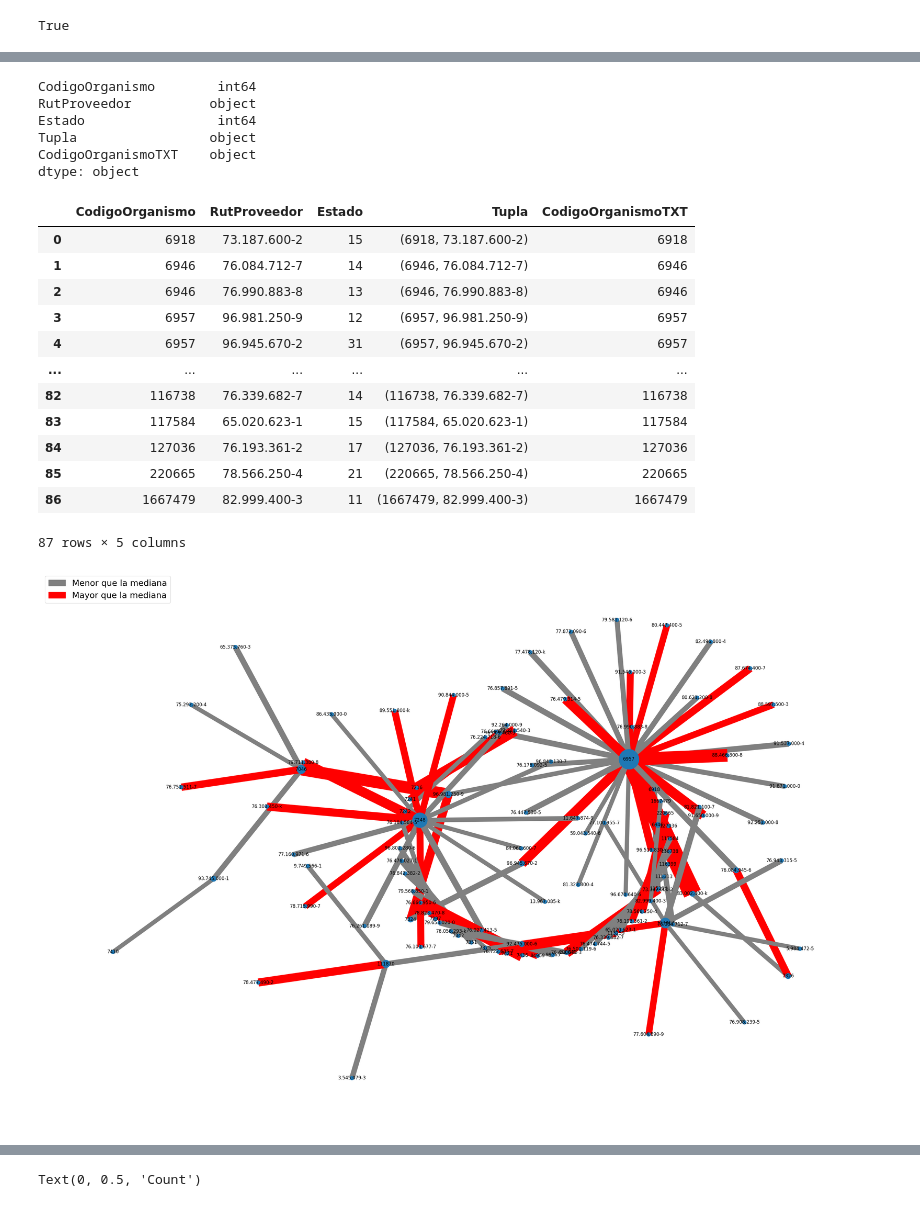
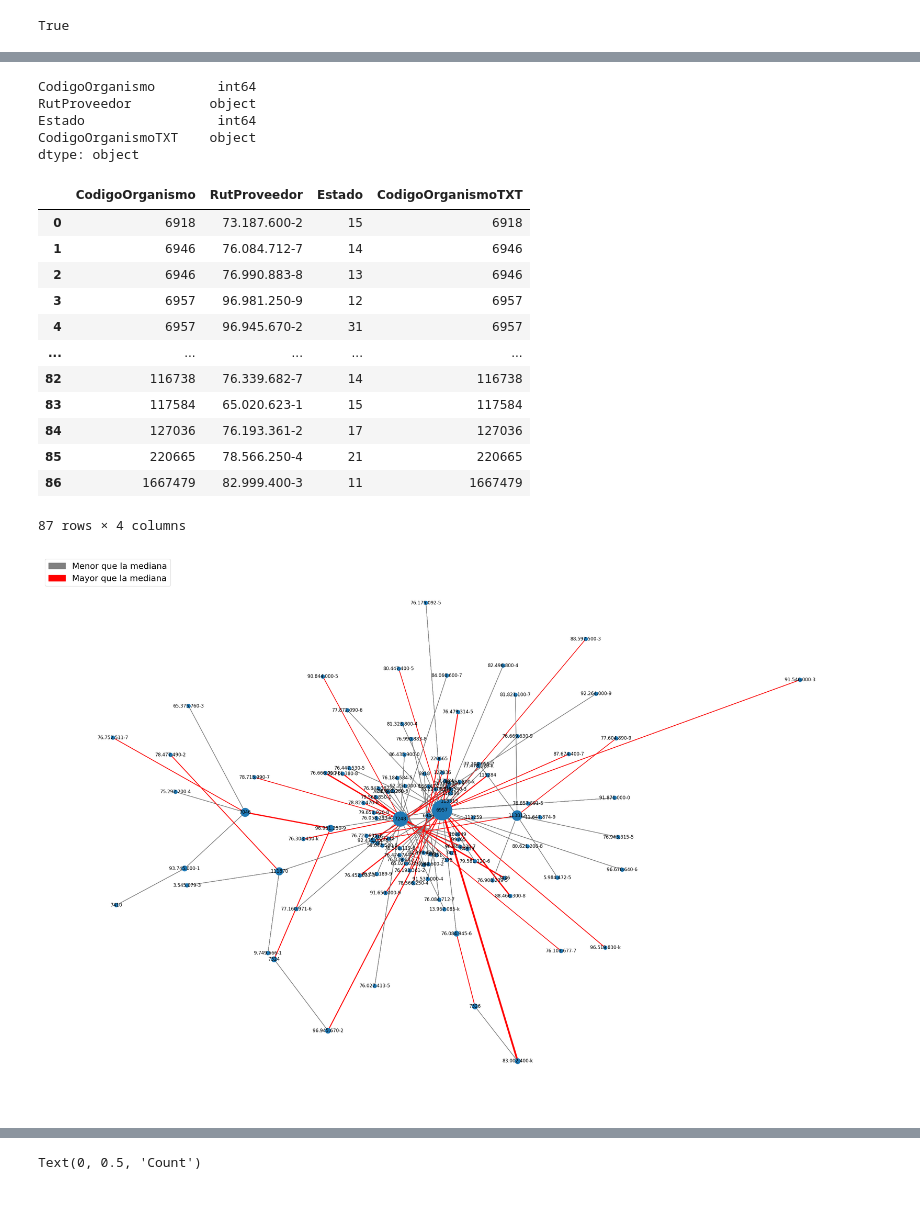
Before and after one commit to fgchil/redes, a Jupyter notebook: FN-EV-WP-FG-Hackaton.ipynb, the cells around one changed output, grey strips where cells are left out. Drawn from its saved outputs; the diff is of its cells as text; code cells hidden in the pictures.

```diff
--- a/FN-EV-WP-FG-Hackaton.ipynb
+++ b/FN-EV-WP-FG-Hackaton.ipynb
@@ -448,7 +430,9 @@ df_solo_3_empresas_1erFiltro
+# %%
+df_solo_3_empresas_1erFiltro['CodigoOrganismoTXT']=df_solo_3_empresas_1erFiltro['CodigoOrganismo'].astype(str)
 # %%
 G = nx.DiGraph()
 for row in df_solo_3_empresas_1erFiltro.index:
-    G.add_edge(df_solo_3_empresas_1erFiltro['CodigoOrganismo'][row],df_solo_3_empresas_1erFiltro['RutProveedor'][row],weight=df_solo_3_empresas_1erFiltro['Estado'][row])
+    G.add_edge(df_solo_3_empresas_1erFiltro['CodigoOrganismoTXT'][row],df_solo_3_empresas_1erFiltro['RutProveedor'][row],weight=df_solo_3_empresas_1erFiltro['Estado'][row])
 # %%
 pos = nx.spring_layout(G)
 # %%
@@ -556,7 +540,6 @@ df_solo_3_empresas_1erFiltro.dtypes
 CodigoOrganismo        int64
 RutProveedor          object
 Estado                 int64
-Tupla                 object
 CodigoOrganismoTXT    object
 dtype: object
 # %%
@@ -566,22 +549,25 @@ G = nx.from_pandas_edgelist(df_solo_3_empresas_1erFiltro,
                             target = "CodigoOrganismoTXT",
                             edge_attr = "Estado",
                             create_using = nx.Graph())
+
+for n1, n2, data in G.edges(data=True):
+    G[n1][n2]['weight'] = data['Estado']
 # %%
 df_solo_3_empresas_1erFiltro
 # %% [output]
-|  | CodigoOrganismo | RutProveedor | Estado | Tupla | CodigoOrganismoTXT |
-| 0 | 6918 | 73.187.600-2 | 15 | (6918, 73.187.600-2) | 6918 |
-| 1 | 6946 | 76.084.712-7 | 14 | (6946, 76.084.712-7) | 6946 |
-| 2 | 6946 | 76.990.883-8 | 13 | (6946, 76.990.883-8) | 6946 |
-| 3 | 6957 | 96.981.250-9 | 12 | (6957, 96.981.250-9) | 6957 |
-| 4 | 6957 | 96.945.670-2 | 31 | (6957, 96.945.670-2) | 6957 |
-| ... | ... | ... | ... | ... | ... |
-| 82 | 116738 | 76.339.682-7 | 14 | (116738, 76.339.682-7) | 116738 |
-| 83 | 117584 | 65.020.623-1 | 15 | (117584, 65.020.623-1) | 117584 |
-| 84 | 127036 | 76.193.361-2 | 17 | (127036, 76.193.361-2) | 127036 |
-| 85 | 220665 | 78.566.250-4 | 21 | (220665, 78.566.250-4) | 220665 |
-| 86 | 1667479 | 82.999.400-3 | 11 | (1667479, 82.999.400-3) | 1667479 |
+|  | CodigoOrganismo | RutProveedor | Estado | CodigoOrganismoTXT |
+| 0 | 6918 | 73.187.600-2 | 15 | 6918 |
+| 1 | 6946 | 76.084.712-7 | 14 | 6946 |
+| 2 | 6946 | 76.990.883-8 | 13 | 6946 |
+| 3 | 6957 | 96.981.250-9 | 12 | 6957 |
+| 4 | 6957 | 96.945.670-2 | 31 | 6957 |
+| ... | ... | ... | ... | ... |
+| 82 | 116738 | 76.339.682-7 | 14 | 116738 |
+| 83 | 117584 | 65.020.623-1 | 15 | 117584 |
+| 84 | 127036 | 76.193.361-2 | 17 | 127036 |
+| 85 | 220665 | 78.566.250-4 | 21 | 220665 |
+| 86 | 1667479 | 82.999.400-3 | 11 | 1667479 |
-87 rows × 5 columns
+87 rows × 4 columns
 # %%
 colores_=[]
 for i in df_solo_3_empresas_1erFiltro.Estado:
@@ -594,19 +580,19 @@ for i in df_solo_3_empresas_1erFiltro.Estado:
 # %%
 import matplotlib
 plt.figure(figsize=(30,20))
 degree_g = dict(nx.degree(G))
 clustering_g=dict(nx.clustering(G))
-edge_widths=df_solo_3_empresas_1erFiltro['Estado'].to_list()
+edge_widths=[x/10 for x in df_solo_3_empresas_1erFiltro['Estado'].to_list()]
 pos = nx.kamada_kawai_layout(G)
 nx.draw(G,pos, nodelist=degree_g.keys(), node_size=[v*100 for v in degree_g.values()])
 nx.draw(G, pos,with_labels=True,nodelist=clustering_g.keys(), node_size=[v *1000 for v in clustering_g.values()])
 
 nx.draw_networkx_edges(G, pos, edgelist=G.edges(),  edge_color=colores_,width=edge_widths)
 patches = [matplotlib.patches.Patch(color='grey', label='Menor que la mediana'),
  matplotlib.patches.Patch(color='red', label='Mayor que la mediana')]
 plt.legend(handles=patches,  loc='upper left', fontsize=22)
 
 # nx.draw(G, with_labels=True, node_color='skyblue', edge_cmap=plt.cm.Blues, pos = pos)
 plt.show()
 # %% [output]
-[figure, old version]
+[figure, new version]
```
Also changed, not shown: parts of 32 cells of this notebook, 1 other file.
